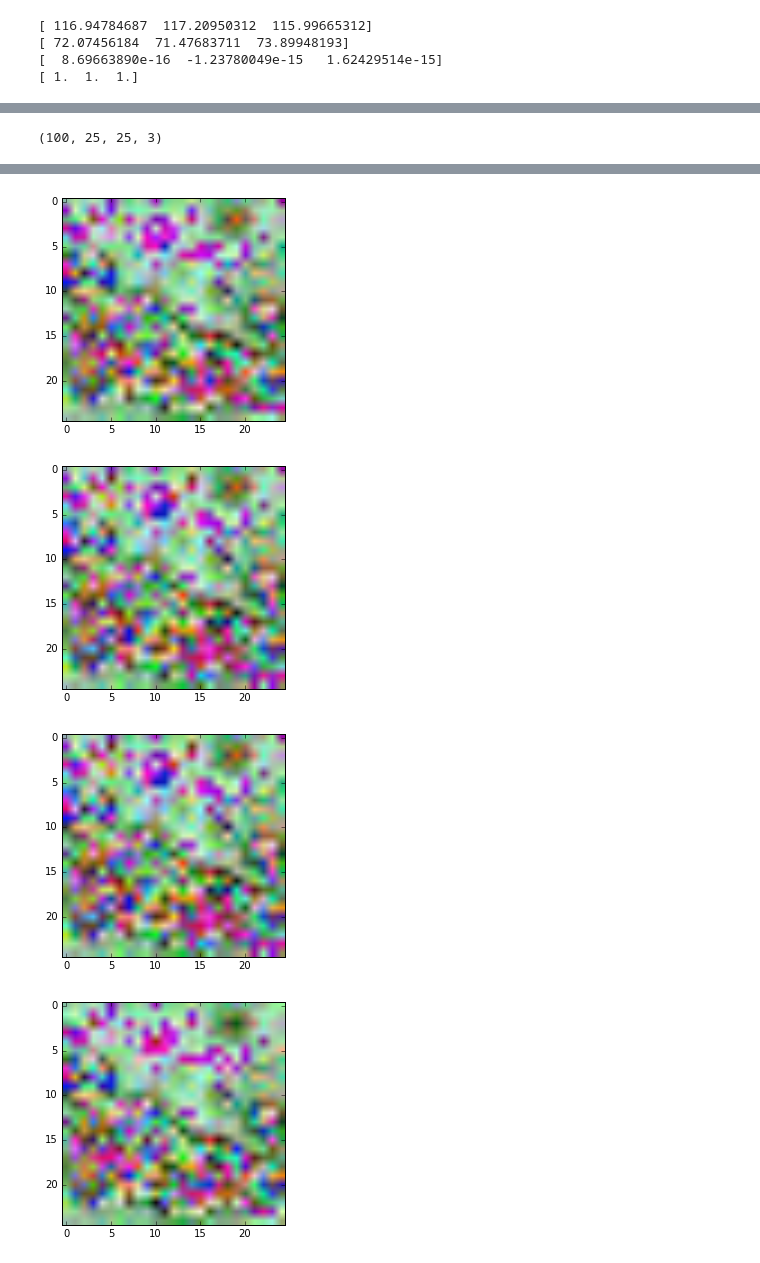
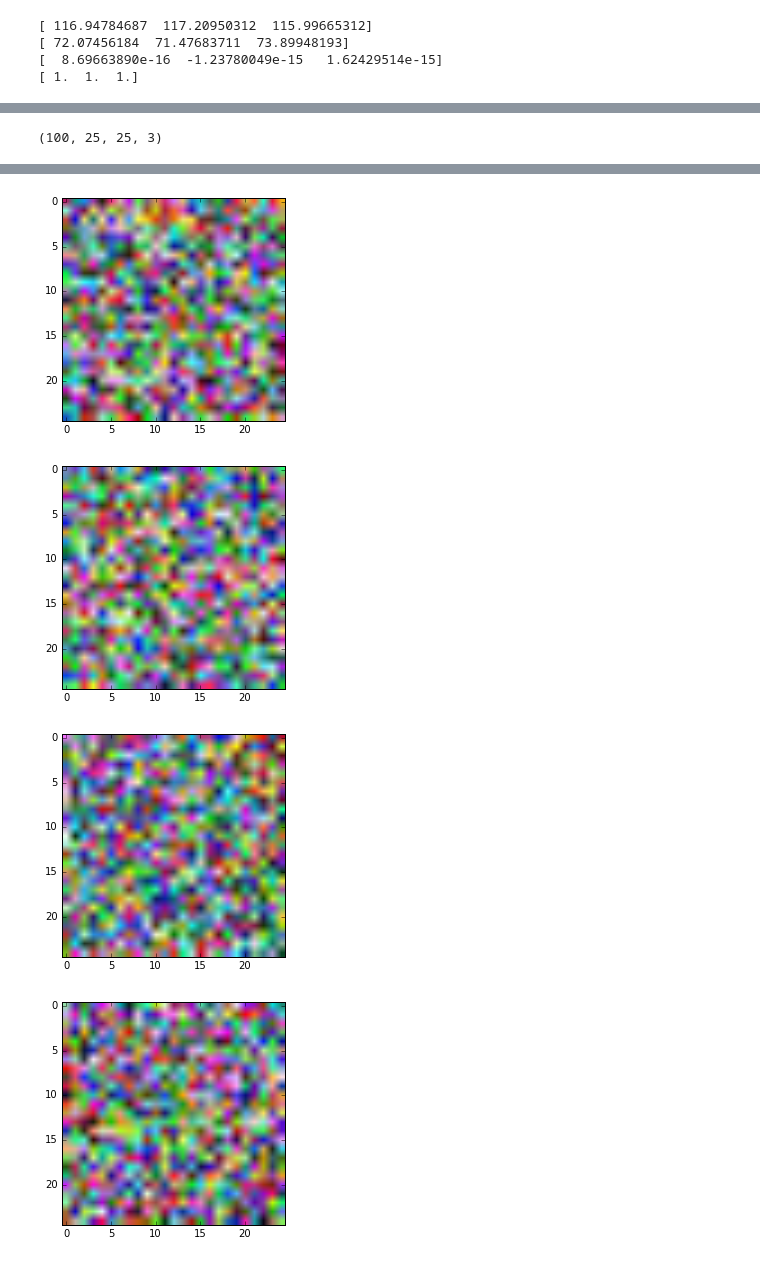
Before and after one commit to gmaher/epsilon, a Jupyter notebook: GAN/GAN.ipynb, the cells around one changed output, grey strips where cells are left out. Saved outputs shown, nothing was run; the diff lists cells and outputs as text; code cells hidden in the pictures.

```diff
--- a/GAN/GAN.ipynb
+++ b/GAN/GAN.ipynb
@@ -74,7 +74,7 @@ z = tf.placeholder(tf.float32, shape=(NBATCH,1))
 #generator network
 # %%
 G_w1 = tf.Variable(
-    tf.random_normal(shape=(1,G_Nunits1),stddev=W_init)
+    tf.random_normal(shape=(NOISE_DIM,G_Nunits1),stddev=W_init)
 )
 
 G_b1 = tf.Variable(
@@ -161,6 +161,7 @@ G_loss1 = -tf.reduce_mean(tf.log(fake_out))
 G_loss2 = tf.reduce_mean(tf.log(1-fake_out))
 # %%
 #set up optimization
-lr = 1e-3
+lrG = 1e-3
+lrD = 2e-4
 momentum = 0.9
 # %%
@@ -178,11 +179,11 @@ sess = tf.Session()
 sess.run(init)
 # %%
 #set up training loop
-Niter1 = 10
-Niter2 = 10
-kd = 10
-kg = 1000
-print_step = 100
+Niter1 = 10000
+Niter2 = 10000
+kd = 1
+kg = 1
+print_step = 1000
 
 def get_batch(xdata, nbatch):
     N = xdata.shape[0]
@@ -239,26 +256,0 @@ Discriminator loss:  1.12762 , Generator loss:  0.757494
-# %%
-#training loop 2
-for step in xrange(Niter2+1):
-
-    print "Discriminator\n"
-    for i in range(0,kd):
-        x_batch = get_batch(cars_norm, NBATCH)
-        z_batch = np.random.rand(NBATCH,1)
-
-        sess.run(D_train,feed_dict={x:x_batch,z:z_batch})
-
-        dl=sess.run(D_loss,feed_dict={x:x_batch,z:z_batch})
-        gl=sess.run(G_loss2,feed_dict={z:z_batch})
-
-        print "Discriminator loss: ", dl, ", Generator loss: ", gl
-
-    print "Generator\n"
-    for i in range(0,kg):
-        z_batch = np.random.rand(NBATCH,1)
-        sess.run(G_train2, feed_dict={z:z_batch})
-
-        if i % print_step == 0:
-            dl=sess.run(D_loss,feed_dict={x:x_batch,z:z_batch})
-            gl=sess.run(G_loss2,feed_dict={z:z_batch})
-
-            print "Discriminator loss: ", dl, ", Generator loss: ", gl
@@ -284,7 +257,7 @@ KeyboardInterrupt:
 # %%
 #generate some cars
 # %%
-z_batch = np.random.rand(NBATCH,1)
+z_batch = np.random.rand(NBATCH,NOISE_DIM)
 
 gen_cars = sess.run(G_out, feed_dict={z:z_batch})
 print gen_cars.shape
@@ -301,4 +274,4 @@ for i in range(0,Num_images_to_plot):
-[figure, old version]
+[figure, new version]
-[figure, old version]
+[figure, new version]
-[figure, old version]
+[figure, new version]
-[figure, old version]
+[figure, new version]
```
Also changed, not shown: parts of 8 cells of this notebook.
